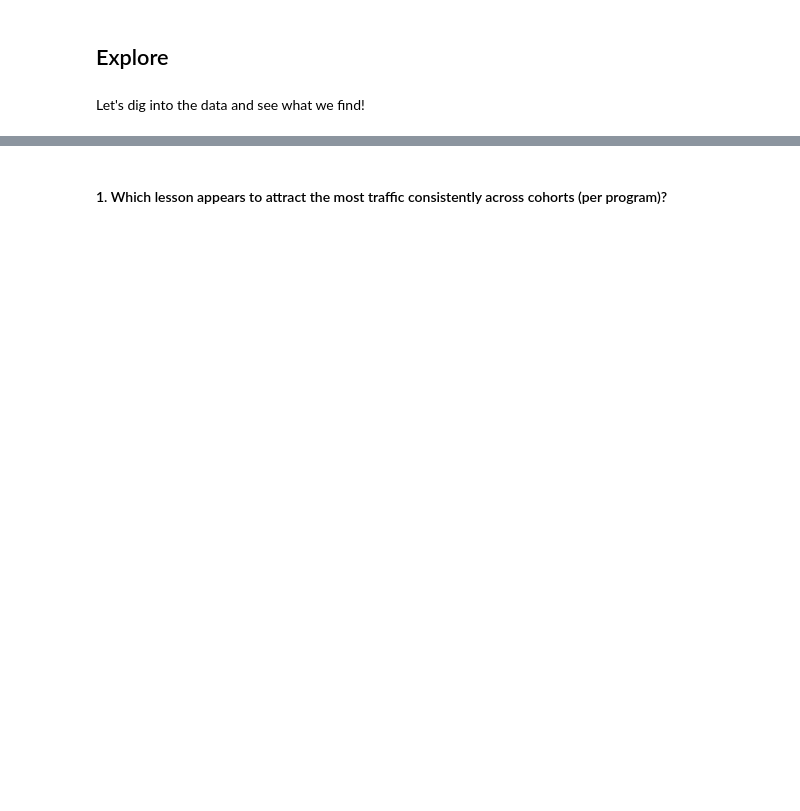
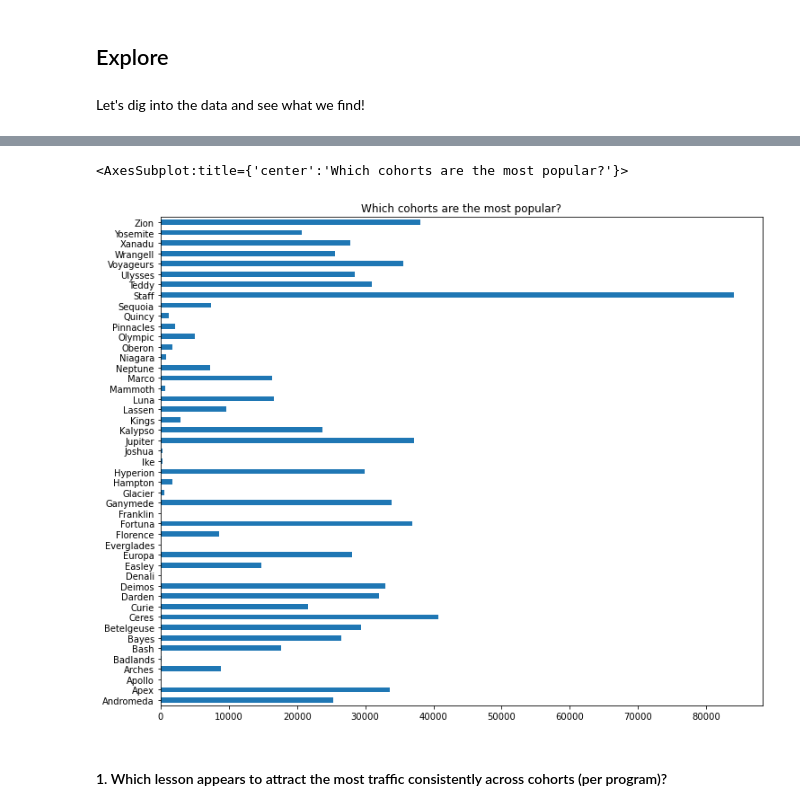
Before and after one commit to veronica-f-reyes/anomaly_detection_project, a Jupyter notebook: anomaly_detection_project.ipynb, the cells around one changed output, grey strips where cells are left out. Drawn from its saved outputs; the diff is of its cells as text; code cells hidden in the pictures; blank space fills up the shorter version.

```diff
--- a/anomaly_detection_project.ipynb
+++ b/anomaly_detection_project.ipynb
@@ -307,2 +351,5 @@ sns.pairplot(df)
+# %%
+#Combine date and time columns into one date-time column to use for indexing
+df = df.set_index(pd.to_datetime(df.date + ' ' + df.time))
 # %%
 df.time.value_counts().head(20).sort_index().plot.bar(title='Which hours was the most active?')
@@ -311,6 +364,9 @@ df.program_type.value_counts().sort_index().plot.barh(title="Which program types
 # %%
 fig, ax = plt.subplots(figsize=(12,10))
-df.name.value_counts().sort_index().plot.barh(title="Which cohorts are the most popular?")
+df.name.value_counts().sort_index().plot.barh(title="Which cohorts are the most active online?")
+# %% [output]
+<AxesSubplot:title={'center':'Which cohorts are the most popular?'}>
+[figure, added]
 # %% [markdown]
 #### 1. Which lesson appears to attract the most traffic consistently across cohorts (per program)?
 # %%
```
Also changed, not shown: parts of 43 cells of this notebook.
